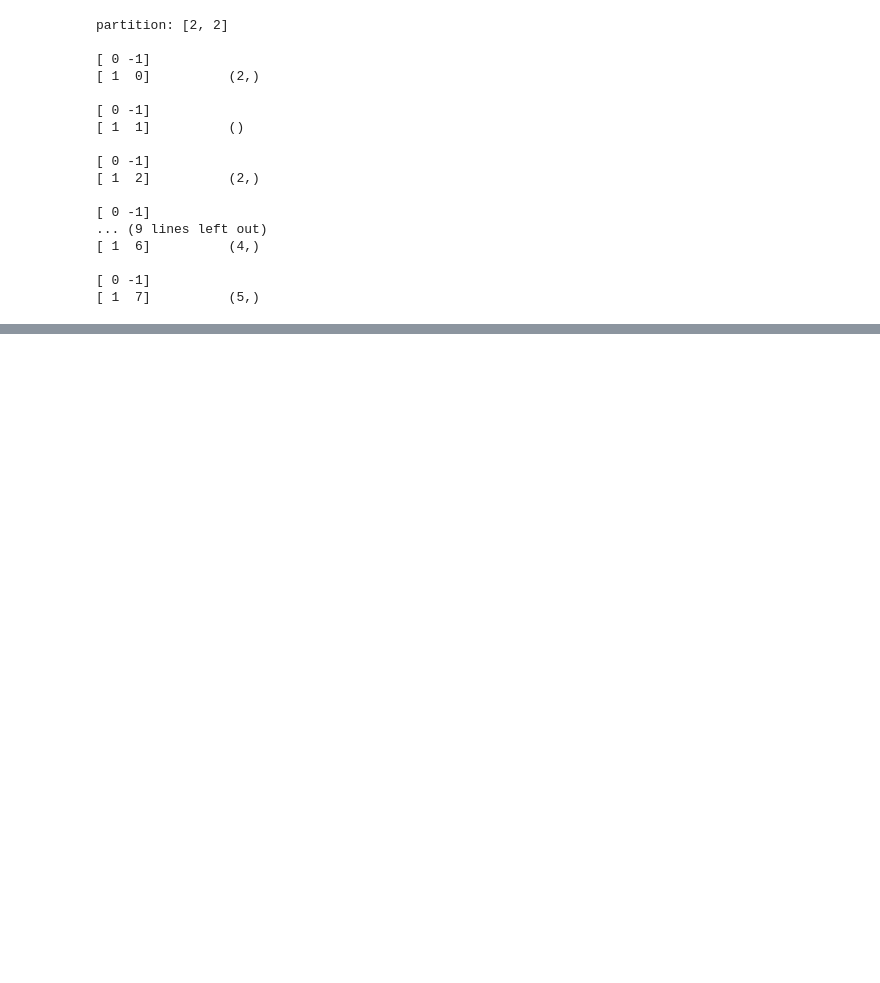
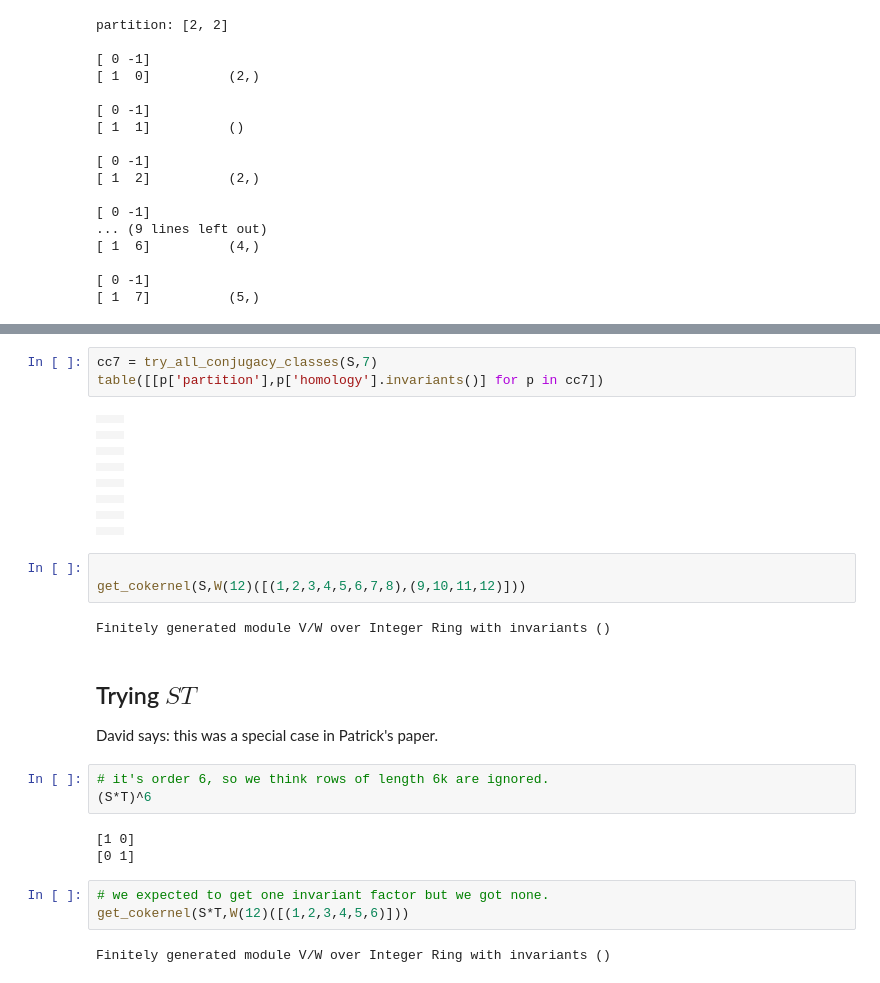
Before and after one commit to jmhbrown/skein-computations, a Jupyter notebook: 2024-09-11_jam_session.ipynb, the cells around one changed output, grey strips where cells are left out. Saved outputs shown, nothing was run; the diff lists cells and outputs as text; blank space fills up the shorter version.

```diff
--- a/2024-09-11_jam_session.ipynb
+++ b/2024-09-11_jam_session.ipynb
@@ -301,0 +342,39 @@ partition: [2, 2]
+# %%
+cc7 = try_all_conjugacy_classes(S,7)
+table([[p['partition'],p['homology'].invariants()] for p in cc7])
+# %% [output]
+|  |  |
+|  |  |
+|  |  |
+|  |  |
+|  |  |
+|  |  |
+|  |  |
+|  |  |
+|  |  |
+|  |  |
+|  |  |
+|  |  |
+|  |  |
+|  |  |
+|  |  |
+# %%
+
+get_cokernel(S,W(12)([(1,2,3,4,5,6,7,8),(9,10,11,12)]))
+# %% [output]
+Finitely generated module V/W over Integer Ring with invariants ()
+# %% [markdown]
+Trying $ST$
+-------------
+David says: this was a special case in Patrick's paper.
+# %%
+# it's order 6, so we think rows of length 6k are ignored.
+(S*T)^6
+# %% [output]
+[1 0]
+[0 1]
+# %%
+# we expected to get one invariant factor but we got none.
+get_cokernel(S*T,W(12)([(1,2,3,4,5,6)]))
+# %% [output]
+Finitely generated module V/W over Integer Ring with invariants ()
```
Also changed, not shown: parts of 17 cells of this notebook.
